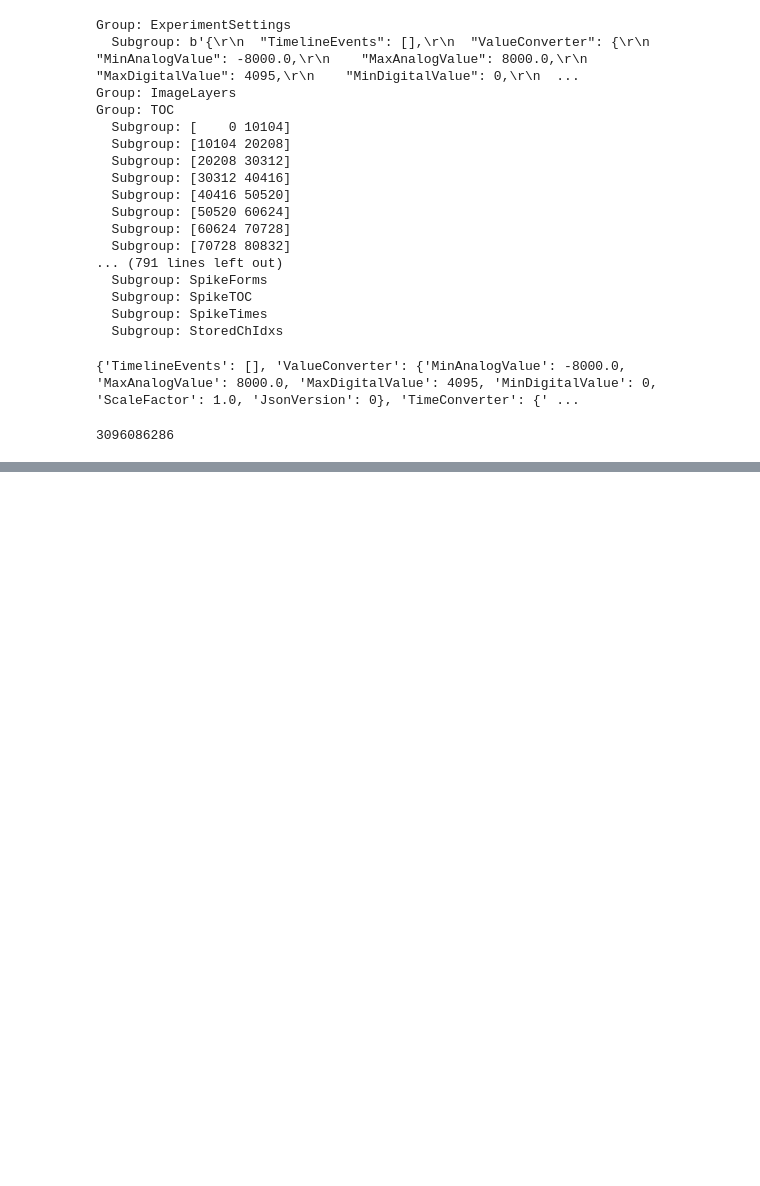
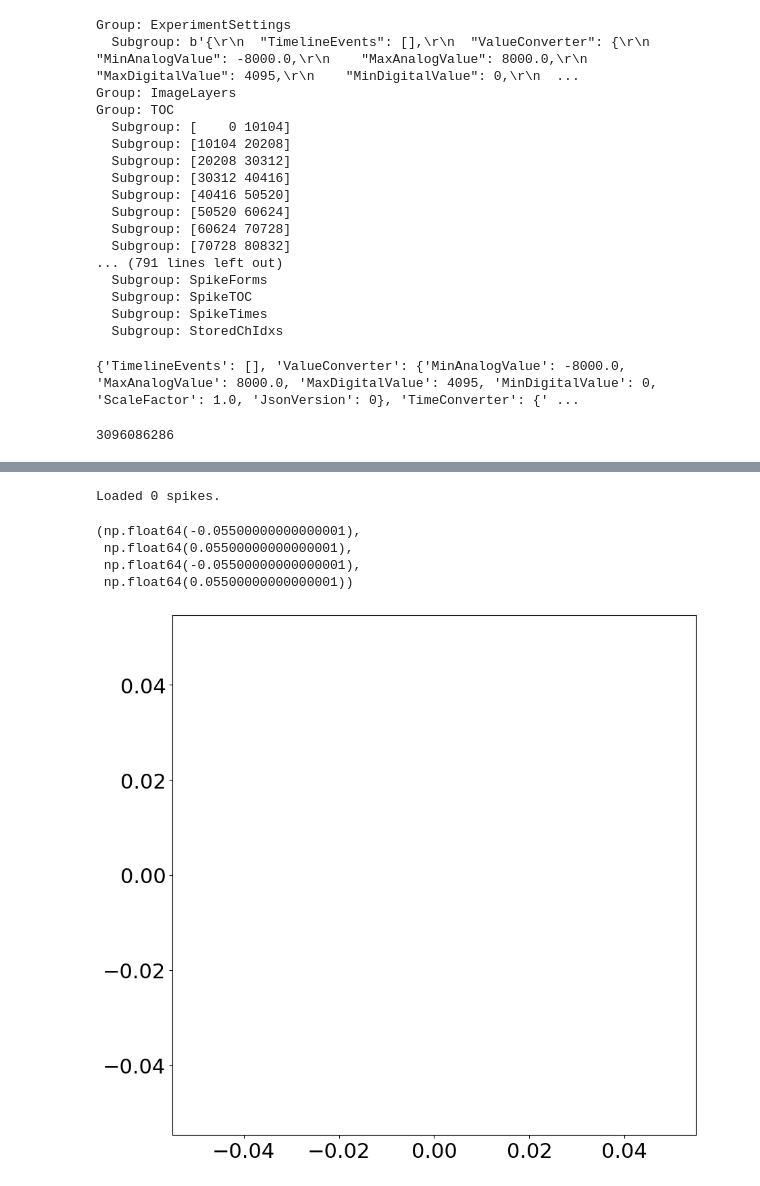
Before and after one commit to diiivyaa/spike2mat, a Jupyter notebook: 3Brain/sort_spike.ipynb, the cells around one changed output, grey strips where cells are left out. Drawn from its saved outputs; the diff is of its cells as text; code cells hidden in the pictures; blank space fills up the shorter version.

```diff
--- a/3Brain/EDA.ipynb
+++ b/3Brain/sort_spike.ipynb
@@ -83,0 +130,17 @@ print(len(sparse))
+# %%
+# read the detected spikes (opens a memmapped object)
+H.LoadDetected()
+# %% [output]
+Loaded 0 spikes.
+# %%
+plt.figure(figsize=(10, 10))
+ax = H.PlotAll(s=2,alpha=0.2,invert=True,c='k')
+ax.tick_params(axis='x', labelsize=22)
+ax.tick_params(axis='y', labelsize=22)
+plt.axis('equal')
+# %% [output]
+(np.float64(-0.05500000000000001),
+ np.float64(0.05500000000000001),
+ np.float64(-0.05500000000000001),
+ np.float64(0.05500000000000001))
+[figure, added]
```
Also changed, not shown: parts of 5 cells of this notebook, 10 other files.
